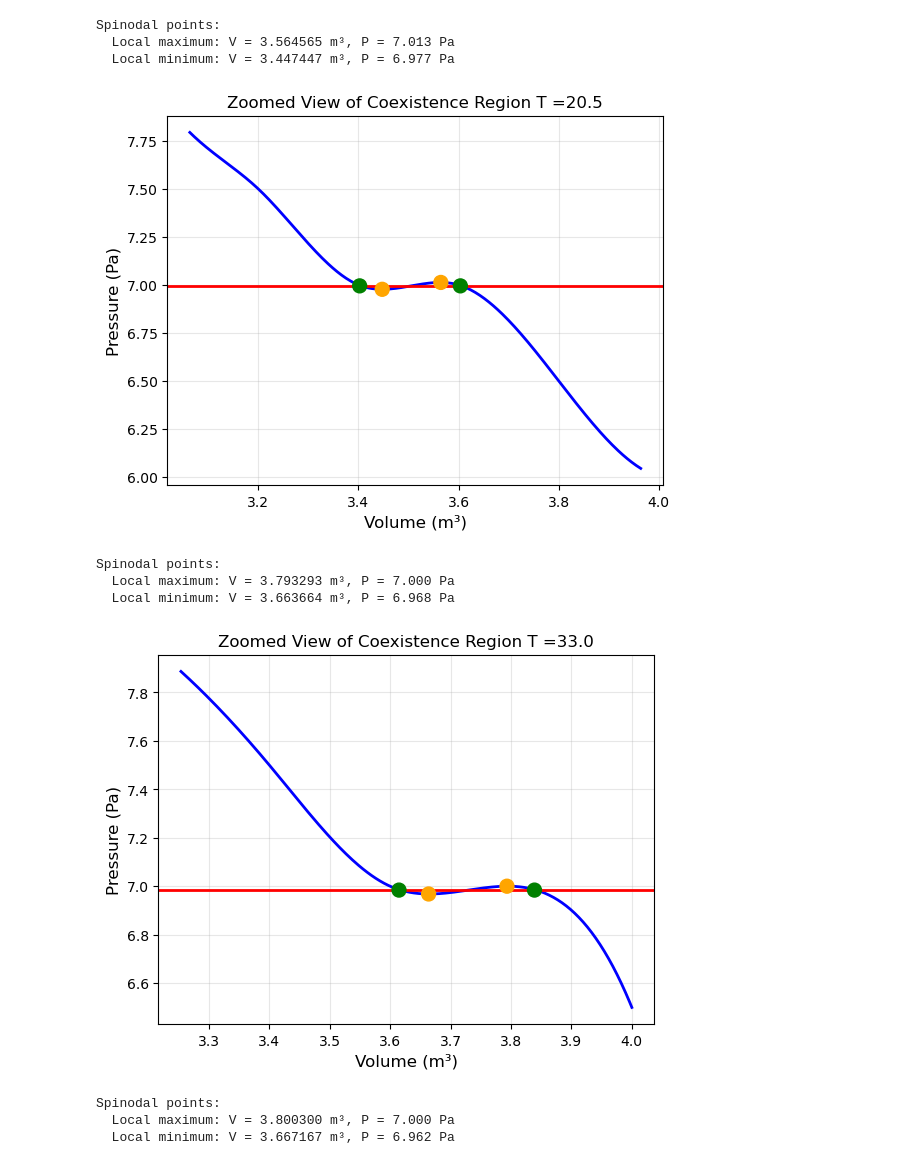
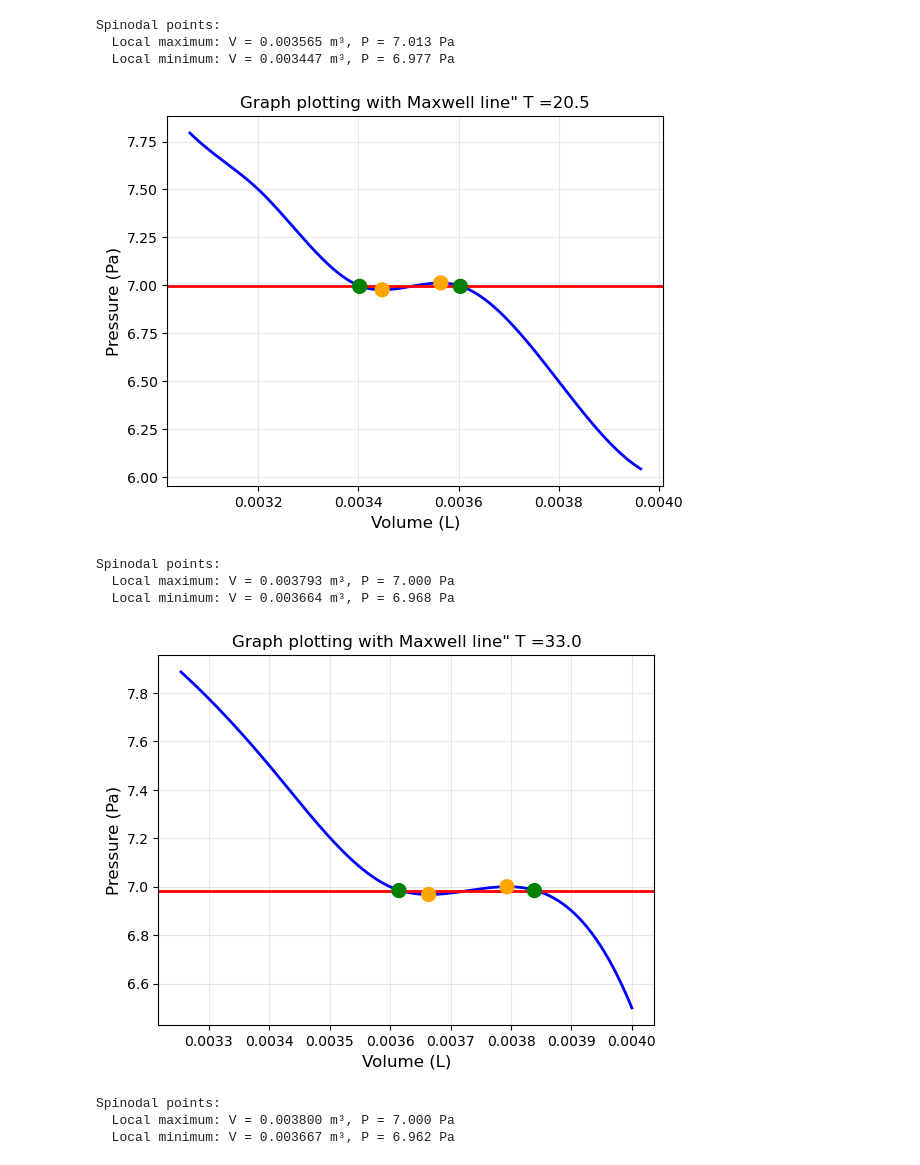
Before and after one commit to nomushu/Experiment-6, a Jupyter notebook: Jupyter code.ipynb, the cells around one changed output. Cells and saved outputs as stored; diff of their text form; code cells hidden in the pictures.

```diff
--- a/Jupyter code.ipynb
+++ b/Jupyter code.ipynb
@@ -14,6 +14,9 @@ temperature = np.array([20.5,33,36,39,42,45,47,50])
 datas = np.array([])
 p_list = []
 v_list = []
+
+p_element_list = []
+v_element_list = []
 
 for i,p in enumerate(sheets):
     data = pd.read_excel('Data_modified.xlsx',p)
@@ -38,6 +41,9 @@ for i,p in enumerate(sheets):
 
     p_element = np.array(p_list[i])
     v_element = np.array(v_list[i]) * 1e-3
+
+    p_element_list.append(p_element)
+    v_element_list.append(v_element)
 
     first_deriv = np.gradient(p_element,v_element)
     second_deriv = np.gradient(first_deriv,v_element)
@@ -67,9 +73,9 @@ for i,p in enumerate(sheets):
     print(p_element)
     print(v_element)
 
-    plt.plot(v_smooth,fit_line,label="best fit line",color="red")
+    #plt.plot(v_smooth,fit_line,label="best fit line",color="red")
     plt.grid(True)
-    plt.xlabel("Volume (Le-3)")
+    plt.xlabel("Volume (L)")
     plt.ylabel("Pressure (Pa)")
     plt.legend()
     plt.show()
@@ -127,7 +133,7 @@ for i,p in enumerate(sheets):
     v_list.append(v)
 
     p_element = np.array(data['Pressure(E5)Pa'])
-    v_element = np.array(data['Volume(E-03)L'])
+    v_element = np.array(data['Volume(E-03)L']) * 1e-3
 
     volume_fine = np.linspace(min(v_element), max(v_element), 1000)
 
@@ -138,13 +144,13 @@ for i,p in enumerate(sheets):
     cs = inter.CubicSpline(volume, pressure)
     pressure_fine = cs(volume_fine)
 
-    # Find peaks in pressure (local maxima)
+
     maxima_indices, _ = sig.find_peaks(pressure_fine)
-    # Find valleys (local minima) by looking for peaks in -pressure
+
     minima_indices, _ = sig.find_peaks(-pressure_fine)
 
     if len(maxima_indices) > 0 and len(minima_indices) > 0:
-        # Take the most prominent maxima and minima (usually there's one of each)
+
         v_max = volume_fine[maxima_indices[0]]
         p_max = pressure_fine[maxima_indices[0]]
         v_min = volume_fine[minima_indices[0]]
@@ -154,24 +160,19 @@ for i,p in enumerate(sheets):
         print(f"  Local maximum: V = {v_max:.6f} m³, P = {p_max:.3f} Pa")
         print(f"  Local minimum: V = {v_min:.6f} m³, P = {p_min:.3f} Pa")
 
-        # Maxwell construction: Find pressure P_m where areas are equal
+
         def area_difference(P_m):
             """Calculate difference between areas above and below P_m"""
-            # Find volumes where P = P_m (intersection points)
-            # We need to find three intersection points: v1 (liquid), v2 (middle), v3 (vapor)
 
-            # Find where pressure_fine crosses P_m
             crossings = np.where(np.diff(np.sign(pressure_fine - P_m)))[0]
 
             if len(crossings) < 3:
-                return np.inf  # Not enough crossings
+                return np.inf
 
-            # The crossings should be: v1 < v_max < v2 < v_min < v3
-            v1 = volume_fine[crossings[0]]  # Liquid side
-            v2 = volume_fine[crossings[1]]  # Middle crossing (unstable region)
-            v3 = volume_fine[crossings[2]]  # Vapor side
+            v1 = volume_fine[crossings[0]]  # Liquid temperature
+            v2 = volume_fine[crossings[1]]
+            v3 = volume_fine[crossings[2]]  # Vapor temperature
 
-            # Calculate area A1: ∫ from v1 to v2 of (P - P_m) dV
             mask1 = (volume_fine >= v1) & (volume_fine <= v2)
             if np.sum(mask1) < 2:
                 return np.inf
@@ -179,7 +180,6 @@ for i,p in enumerate(sheets):
             v1_range = volume_fine[mask1]
             p1_range = pressure_fine[mask1]
 
-            # Calculate area A2: ∫ from v2 to v3 of (P_m - P) dV
             mask2 = (volume_fine >= v2) & (volume_fine <= v3)
             if np.sum(mask2) < 2:
                 return np.inf
@@ -187,18 +187,13 @@ for i,p in enumerate(sheets):
             v2_range = volume_fine[mask2]
             p2_range = pressure_fine[mask2]
 
-            # Numerical integration using Simpson's rule
             A1 = integ.simpson(p1_range - P_m, v1_range)
             A2 = integ.simpson(P_m - p2_range, v2_range)
 
-            # Return absolute difference (we want A1 = A2)
             return abs(A1 - A2)
 
-        # Find P_m that minimizes area difference
-        # Search between p_min and p_max
         bounds = (p_min, p_max)
 
-        # Try multiple starting points
         P_m_candidates = []
         area_diffs = []
 
@@ -207,46 +202,42 @@ for i,p in enumerate(sheets):
             if result.success:
                 P_m_candidates.append(result.x[0])
                 area_diffs.append(result.fun)
 
         if P_m_candidates:
-            # Take the best result (smallest area difference)
             best_idx = np.argmin(area_diffs)
             P_m = P_m_candidates[best_idx]
 
-            # Now find the corresponding volumes
-            # Find crossings at P_m
             crossings = np.where(np.diff(np.sign(pressure_fine - P_m)))[0]
             if len(crossings) >= 3:
                 v_liquid = volume_fine[crossings[0]]
                 v_vapor = volume_fine[crossings[2]]
 
                 v_zoom_min = v_liquid * 0.9
                 v_zoom_max = v_vapor * 1.1
                 zoom_mask = (volume_fine >= v_zoom_min) & (volume_fine <= v_zoom_max)
 
                 plt.plot(volume_fine[zoom_mask], pressure_fine[zoom_mask], 'b-', linewidth=2)
                 plt.axhline(y=P_m, color='red', linestyle='-', linewidth=2)
 
-                # Mark key points
                 plt.scatter([v_liquid, v_max, v_min, v_vapor],
                         [P_m, p_max, p_min, P_m],
                         color=['green', 'orange', 'orange', 'green'],
                         s=100, zorder=5)
 
-                plt.xlabel('Volume (m³)', fontsize=12)
+                plt.xlabel('Volume (L)', fontsize=12)
                 plt.ylabel('Pressure (Pa)', fontsize=12)
-                plt.title(f'Zoomed View of Coexistence Region T ={temperature[i]}', fontsize=12)
+                plt.title(f'Graph plotting with Maxwell line" T ={temperature[i]}', fontsize=12)
                 plt.grid(True, alpha=0.3)
                 plt.show()
 # %% [output]
 Spinodal points:
-  Local maximum: V = 3.564565 m³, P = 7.013 Pa
-  Local minimum: V = 3.447447 m³, P = 6.977 Pa
+  Local maximum: V = 0.003565 m³, P = 7.013 Pa
+  Local minimum: V = 0.003447 m³, P = 6.977 Pa
-[figure, old version]
+[figure, new version]
 Spinodal points:
-  Local maximum: V = 3.793293 m³, P = 7.000 Pa
-  Local minimum: V = 3.663664 m³, P = 6.968 Pa
+  Local maximum: V = 0.003793 m³, P = 7.000 Pa
+  Local minimum: V = 0.003664 m³, P = 6.968 Pa
-[figure, old version]
+[figure, new version]
 Spinodal points:
-  Local maximum: V = 3.800300 m³, P = 7.000 Pa
-  Local minimum: V = 3.667167 m³, P = 6.962 Pa
+  Local maximum: V = 0.003800 m³, P = 7.000 Pa
+  Local minimum: V = 0.003667 m³, P = 6.962 Pa
```
Also changed, not shown: parts of 3 cells of this notebook.
